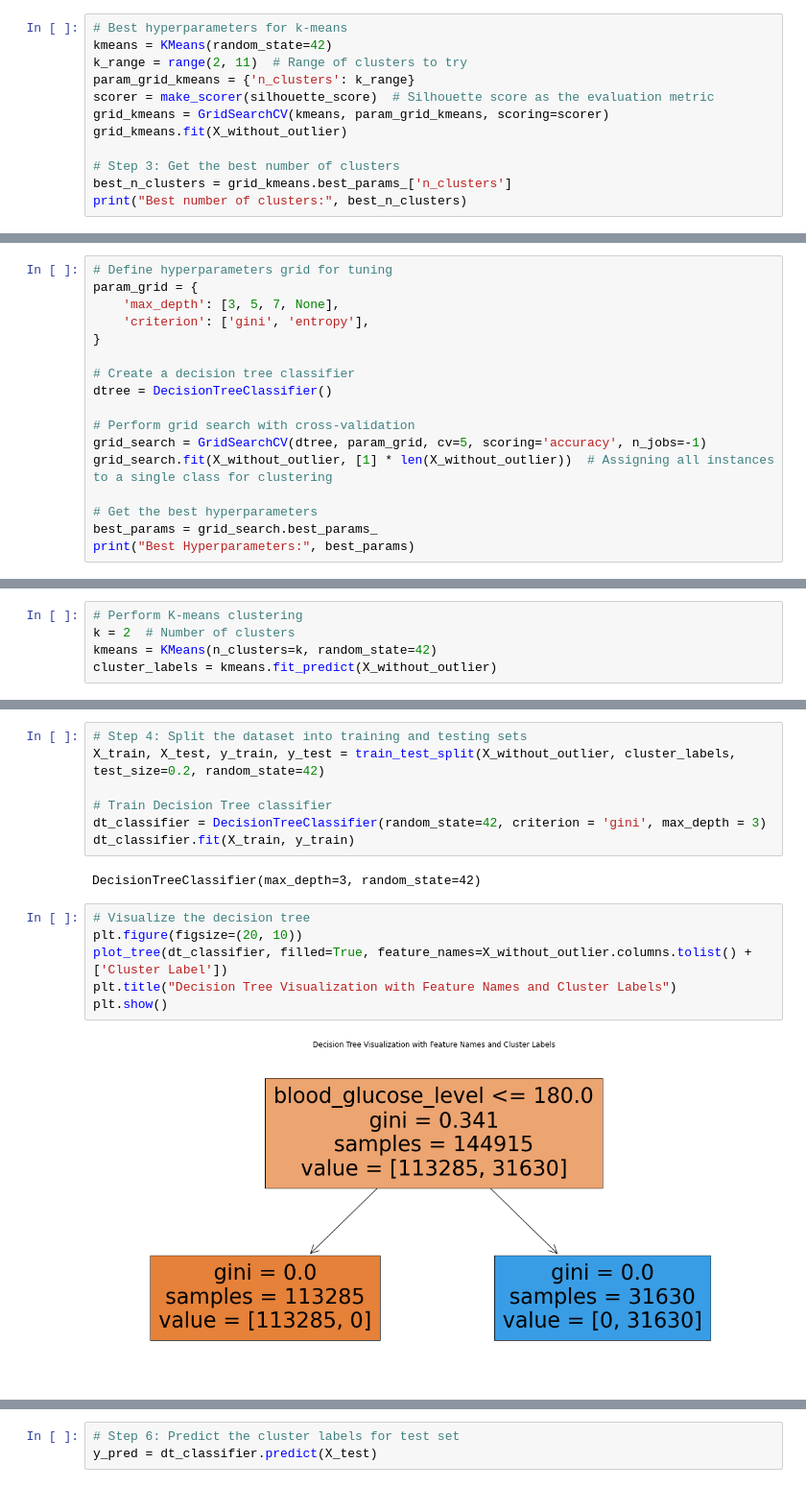
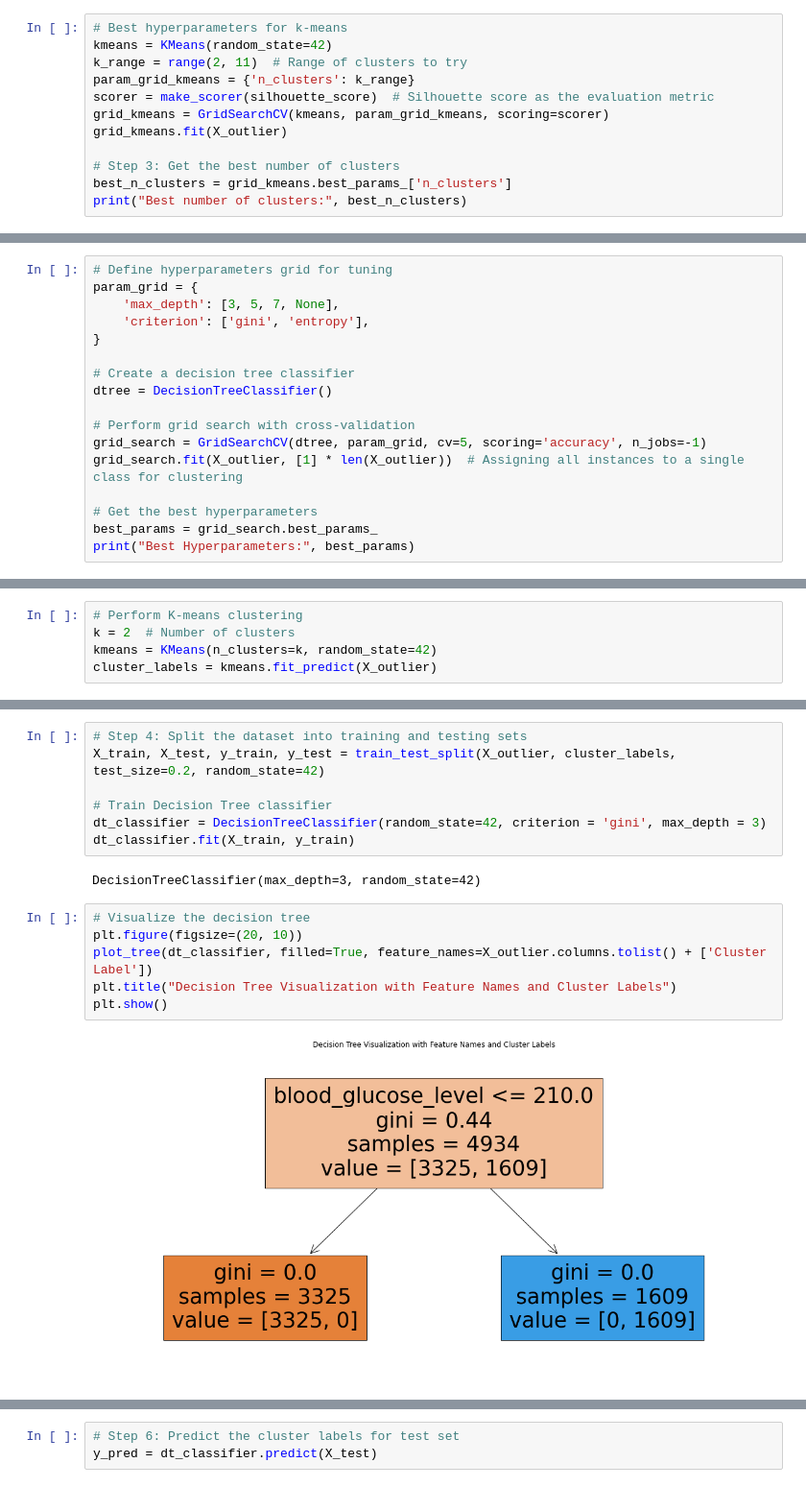
Before and after one commit to joycelovedorial/IS424-Data-Mining, a Jupyter notebook: Clustering/Clustering - Decision Tree (outlier).ipynb, the cells around one changed output, grey strips where cells are left out. Shown: that part at 96% size. Saved outputs shown, nothing was run; the diff lists cells and outputs as text.

Commit message:
Update Clustering - Decision Tree

```diff
--- a/Clustering/Clustering - Decision Tree (outlier).ipynb
+++ b/Clustering/Clustering - Decision Tree (outlier).ipynb
@@ -72,7 +68,7 @@ k_range = range(2, 11)  # Range of clusters to try
 param_grid_kmeans = {'n_clusters': k_range}
 scorer = make_scorer(silhouette_score)  # Silhouette score as the evaluation metric
 grid_kmeans = GridSearchCV(kmeans, param_grid_kmeans, scoring=scorer)
-grid_kmeans.fit(X_without_outlier)
+grid_kmeans.fit(X_outlier)
 
 # Step 3: Get the best number of clusters
 best_n_clusters = grid_kmeans.best_params_['n_clusters']
@@ -108,7 +110,7 @@ dtree = DecisionTreeClassifier()
 
 # Perform grid search with cross-validation
 grid_search = GridSearchCV(dtree, param_grid, cv=5, scoring='accuracy', n_jobs=-1)
-grid_search.fit(X_without_outlier, [1] * len(X_without_outlier))  # Assigning all instances to a single class for clustering
+grid_search.fit(X_outlier, [1] * len(X_outlier))  # Assigning all instances to a single class for clustering
 
 # Get the best hyperparameters
 best_params = grid_search.best_params_
@@ -119,5 +121,5 @@ Best Hyperparameters: {'criterion': 'gini', 'max_depth': 3}
 # Perform K-means clustering
 k = 2  # Number of clusters
 kmeans = KMeans(n_clusters=k, random_state=42)
-cluster_labels = kmeans.fit_predict(X_without_outlier)
+cluster_labels = kmeans.fit_predict(X_outlier)
 # %%
@@ -140,6 +128,6 @@ X_with_cluster_labels['Cluster Label'] = cluster_labels
 # %%
 # Step 4: Split the dataset into training and testing sets
-X_train, X_test, y_train, y_test = train_test_split(X_without_outlier, cluster_labels, test_size=0.2, random_state=42)
+X_train, X_test, y_train, y_test = train_test_split(X_outlier, cluster_labels, test_size=0.2, random_state=42)
 
 # Train Decision Tree classifier
 dt_classifier = DecisionTreeClassifier(random_state=42, criterion = 'gini', max_depth = 3)
@@ -149,9 +137,9 @@ DecisionTreeClassifier(max_depth=3, random_state=42)
 # %%
 # Visualize the decision tree
 plt.figure(figsize=(20, 10))
-plot_tree(dt_classifier, filled=True, feature_names=X_without_outlier.columns.tolist() + ['Cluster Label'])
+plot_tree(dt_classifier, filled=True, feature_names=X_outlier.columns.tolist() + ['Cluster Label'])
 plt.title("Decision Tree Visualization with Feature Names and Cluster Labels")
 plt.show()
 # %% [output]
-[figure, old version]
+[figure, new version]
 # %% [markdown]
```
Also changed, not shown: parts of 7 cells of this notebook.
